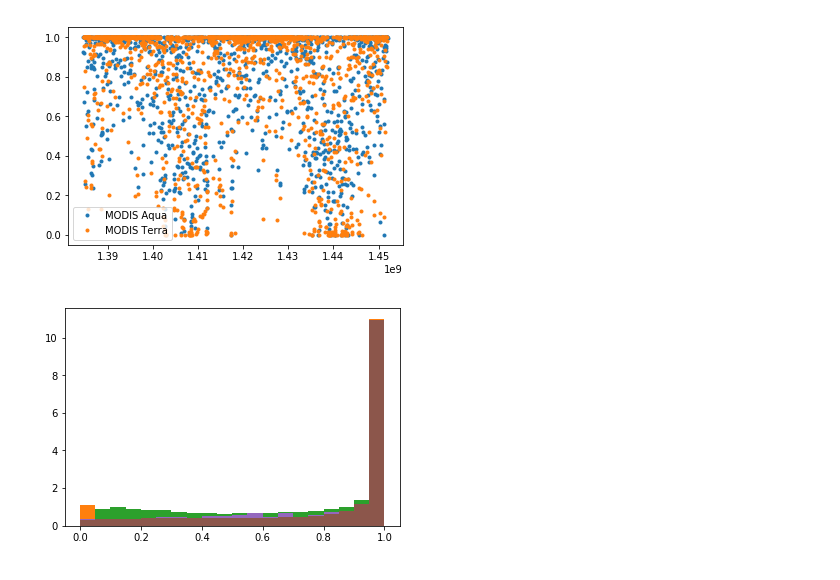
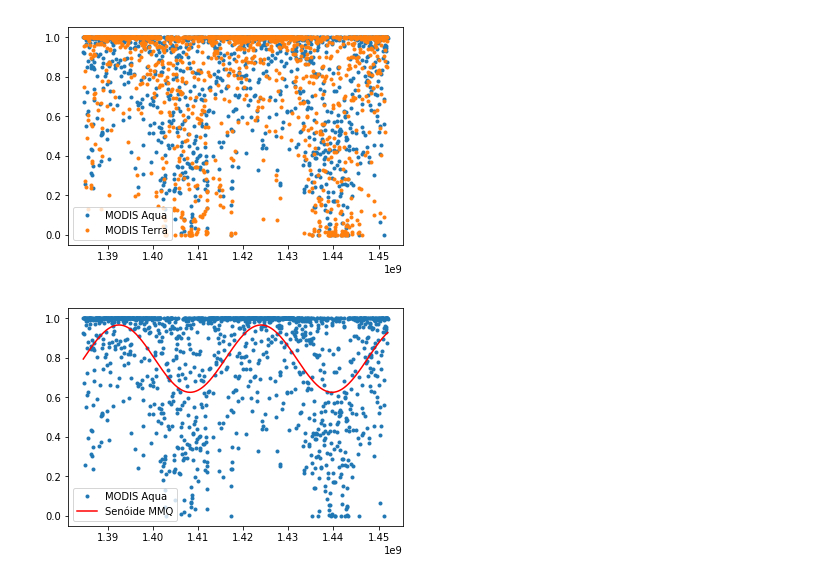
Before and after one commit to danlessa/danlessa-lfa, a Jupyter notebook: HDF-brinks.ipynb, the cells around one changed output. Cells and saved outputs as stored; diff of their text form; code cells hidden in the pictures.

```diff
--- a/HDF-brinks.ipynb
+++ b/HDF-brinks.ipynb
@@ -63,7 +39,10 @@ raw
 # %%
 raw1 = pd.read_csv("modis-aqua.csv")
+raw1 = raw1.sort("Time")
 raw1 = raw1[~np.isnan(raw1.CloudFraction)]
+
 raw2 = pd.read_csv("modis-terra.csv")
+raw2 = raw2.sort("Time")
 raw2 = raw2[~np.isnan(raw2.CloudFraction)]
 
 raw3 = pd.read_csv("CF-TSI.csv")
@@ -94,10 +70,15 @@ plt.show()
-# %%
-plt.hist(raw1.CloudFraction, bins=20, normed=True, label="MODIS-Aqua")
-plt.hist(raw2.CloudFraction, bins=20, normed=True, label="MODIS-Terra")
-plt.hist(raw3.CloudFraction, bins=20, normed=True, label="TSI")
-plt.hist(raw4.Shortwave_CloudFraction, bins=20,  normed=True, label="RFA Longwave")
-plt.hist(raw4.Shortwave_CloudFraction, bins=20,  normed=True, label="RFA Shortwave")
-plt.hist(raw4.XL_CloudFraction, bins=20,  normed=True, range=(0, 1), label="Xie & Liu")
-plt.show()
-# %% [output]
-[figure, removed]
+# %%
+def f(x, a, b, c, d):
+    return a + b * np.sin(c * x + d)
+# %%
+x = raw1.Time
+y = raw1.CloudFraction
+out = opt.curve_fit(f, x, y, p0=[1.5, 0.5, 2e-7, 1])
+x = np.linspace(np.min(raw1.Time), np.max(raw1.Time), 1e3)
+y = f(x, out[0][0], out[0][1], out[0][2], out[0][3])
+plt.plot(raw1.Time, raw1.CloudFraction, '.', label="MODIS Aqua")
+plt.plot(x, y, 'r', label="Senóide MMQ")
+plt.legend()
+plt.show()
+# %% [output]
+[figure, added]
```
Also changed, not shown: parts of 12 cells of this notebook.
